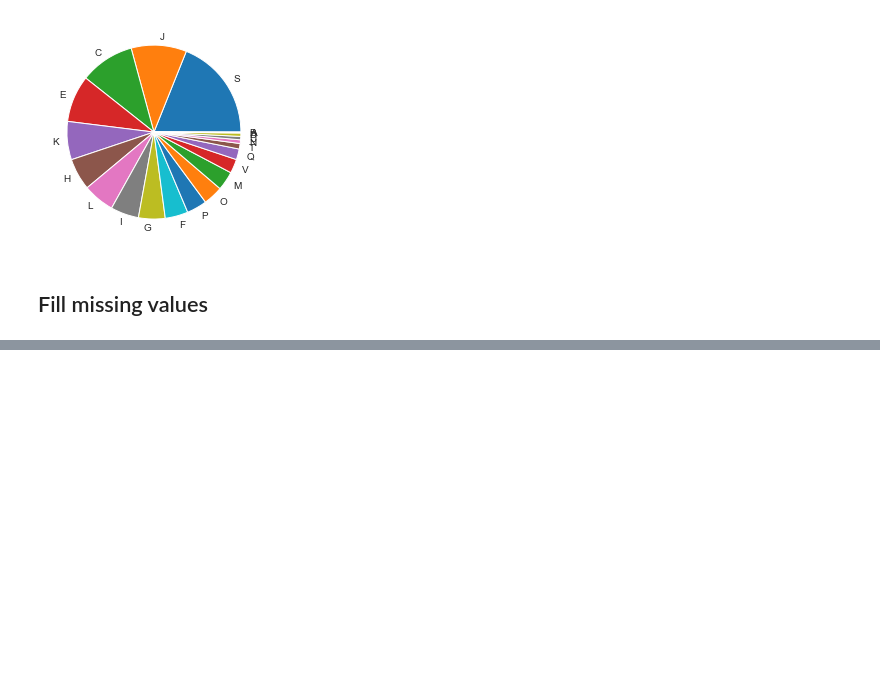
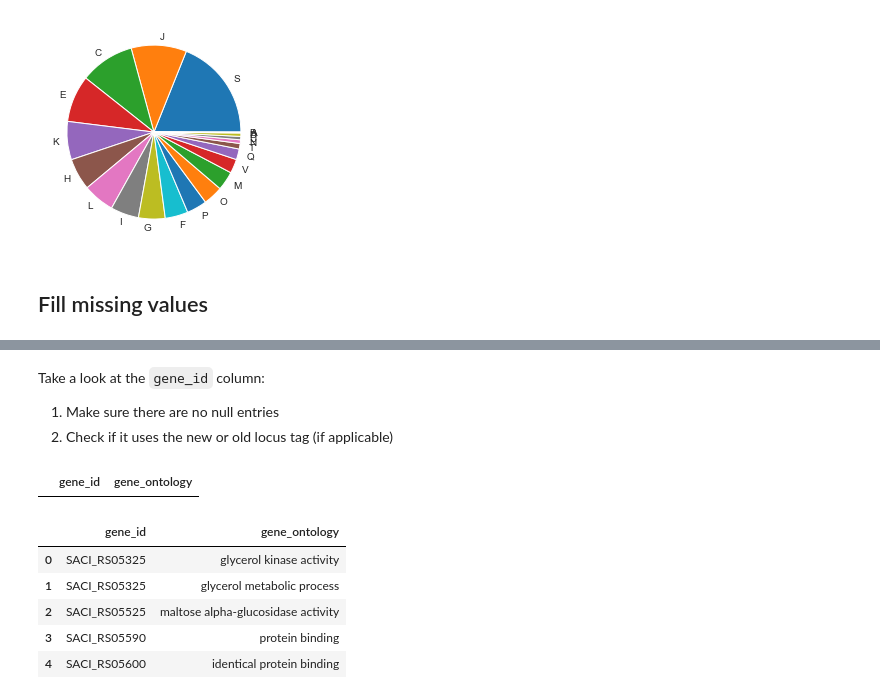
Before and after one commit to SBRG/pymodulon, a Jupyter notebook: notebooks/gene_annotation.ipynb, the cells around one changed output, grey strips where cells are left out. Cells and saved outputs as stored; diff of their text form; code cells hidden in the pictures; blank space fills up the shorter version.

```diff
--- a/notebooks/gene_annotation.ipynb
+++ b/notebooks/gene_annotation.ipynb
@@ -197,0 +227,8 @@ DF_annot.to_csv(os.path.join(org_dir,'data','gene_info.csv'))
+# %% [markdown]
+Take a look at the `gene_id` column:
+1. Make sure there are no null entries
+2. Check if it uses the new or old locus tag (if applicable)
+# %%
+DF_GO[DF_GO.gene_id.isnull()]
+# %% [output]
+|  | gene_id | gene_ontology |
@@ -197,0 +240,9 @@ DF_annot.to_csv(os.path.join(org_dir,'data','gene_info.csv'))
+# %%
+DF_GO.head()
+# %% [output]
+|  | gene_id | gene_ontology |
+| 0 | SACI_RS05325 | glycerol kinase activity |
+| 1 | SACI_RS05325 | glycerol metabolic process |
+| 2 | SACI_RS05525 | maltose alpha-glucosidase activity |
+| 3 | SACI_RS05590 | protein binding |
+| 4 | SACI_RS05600 | identical protein binding |
```
Also changed, not shown: parts of 12 cells of this notebook, 11 other files.
